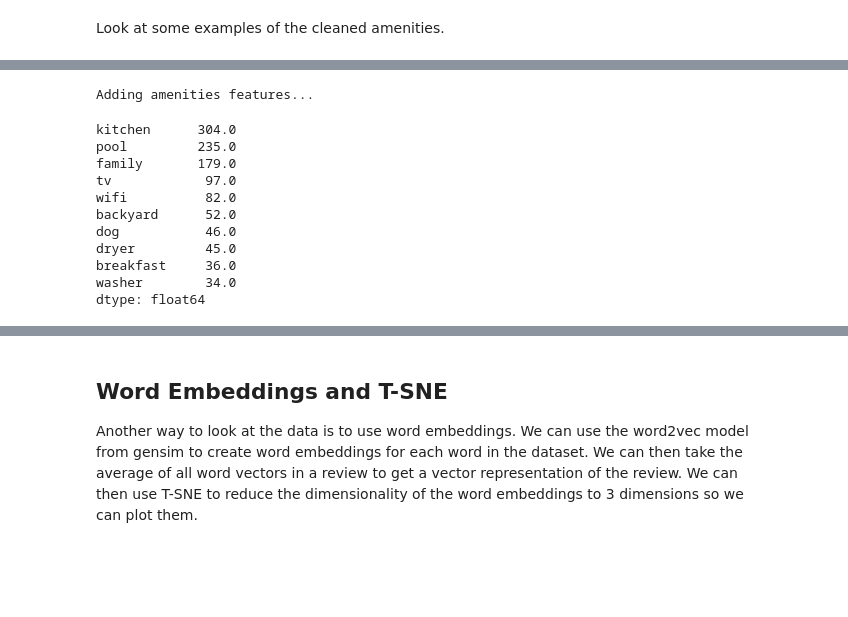
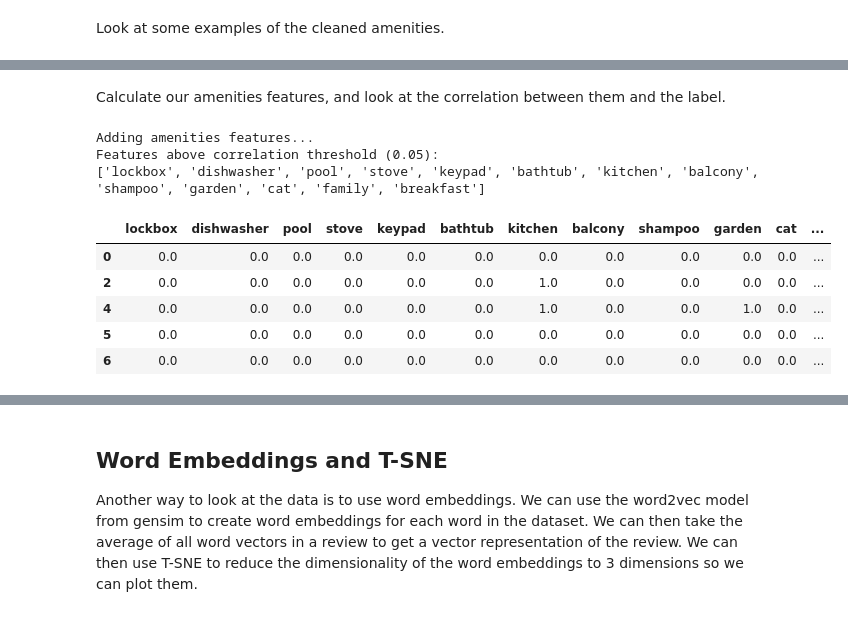
Before and after one commit to g1776/DS440CapstoneIndubitably, a Jupyter notebook: notebooks/modelling/feature_engineering.ipynb, the cells around one changed output, grey strips where cells are left out. Drawn from its saved outputs; the diff is of its cells as text; code cells hidden in the pictures; blank space fills up the shorter version.

```diff
--- a/notebooks/modelling/feature_engineering.ipynb
+++ b/notebooks/modelling/feature_engineering.ipynb
@@ -289,46 +346,53 @@ df.amenities.sample(1).values[0]
+# %% [markdown]
+Calculate our amenities features, and look at the correlation between them and the label.
 # %%
-def amenities_features(features: pd.DataFrame) -> pd.DataFrame:
+def amenities_features(features: pd.DataFrame, corr_thresh=None, prefix="amenities_") -> pd.DataFrame:
     print("Adding amenities features...")
     amenities_features_df = pd.DataFrame()
     # 1. Find the amenities in the listings
     for index, row in df.iterrows():
         # 1. Find the amenities in the listings
         amenities = row.amenities
 
         # Add one row to the features dataframe using pd.concat
         amenities_features_df = pd.concat([amenities_features_df, pd.DataFrame(columns=amenities_features_df.columns)])
 
         # 2. For each amenity, see if it is present in the review
         for amenity in amenities:
             if amenity in row.comments:
                 # 3. If it is present, add 1 for that feature
                 if amenity in amenities_features_df.columns:
                     amenities_features_df.loc[index, amenity] = 1
                 #   If the amenity does not already exist from another review, add it to the features dataframe
                 else:
                     amenities_features_df.loc[index, amenity] = 0
 
     # 4. fill missing values with 0
     amenities_features_df = amenities_features_df.fillna(0)
 
-    # 5. Add the features to the features dataframe
+    # 6. Only keep amenities features that have a correlation with the label above a certain threshold
+    amenities_features_df = corr_filter(amenities_features_df, corr_thresh=corr_thresh)
+
+    # prefix features
+    amenities_features_df = amenities_features_df.add_prefix(prefix)
+
+    # 5. Add the features to the greater features dataframe
     features = pd.concat([features, amenities_features_df], axis=1)
 
     return features
 
 features = pd.DataFrame()
-features_with_amenities = amenities_features(features)
-features_with_amenities.sum().sort_values(ascending=False).head(10)
+features_with_amenities = amenities_features(features, corr_thresh=0.05, prefix="")
+features_with_amenities["review_id"] = df.review_id
+features_with_amenities["label"] = df.label
+features_with_amenities.head()
 # %% [output]
 Adding amenities features...
+Features above correlation threshold (0.05):
+['lockbox', 'dishwasher', 'pool', 'stove', 'keypad', 'bathtub', 'kitchen', 'balcony', 'shampoo', 'garden', 'cat', 'family', 'breakfast']
-kitchen      304.0
-pool         235.0
-family       179.0
-tv            97.0
-wifi          82.0
-backyard      52.0
-dog           46.0
-dryer         45.0
-breakfast     36.0
-washer        34.0
-dtype: float64
+|  | lockbox | dishwasher | pool | stove | keypad | bathtub | kitchen | balcony | shampoo | garden | cat | ... |
+| 0 | 0.0 | 0.0 | 0.0 | 0.0 | 0.0 | 0.0 | 0.0 | 0.0 | 0.0 | 0.0 | 0.0 | ... |
+| 2 | 0.0 | 0.0 | 0.0 | 0.0 | 0.0 | 0.0 | 1.0 | 0.0 | 0.0 | 0.0 | 0.0 | ... |
+| 4 | 0.0 | 0.0 | 0.0 | 0.0 | 0.0 | 0.0 | 1.0 | 0.0 | 0.0 | 1.0 | 0.0 | ... |
+| 5 | 0.0 | 0.0 | 0.0 | 0.0 | 0.0 | 0.0 | 0.0 | 0.0 | 0.0 | 0.0 | 0.0 | ... |
+| 6 | 0.0 | 0.0 | 0.0 | 0.0 | 0.0 | 0.0 | 0.0 | 0.0 | 0.0 | 0.0 | 0.0 | ... |
```
Also changed, not shown: parts of 13 cells of this notebook, 2 other files.
